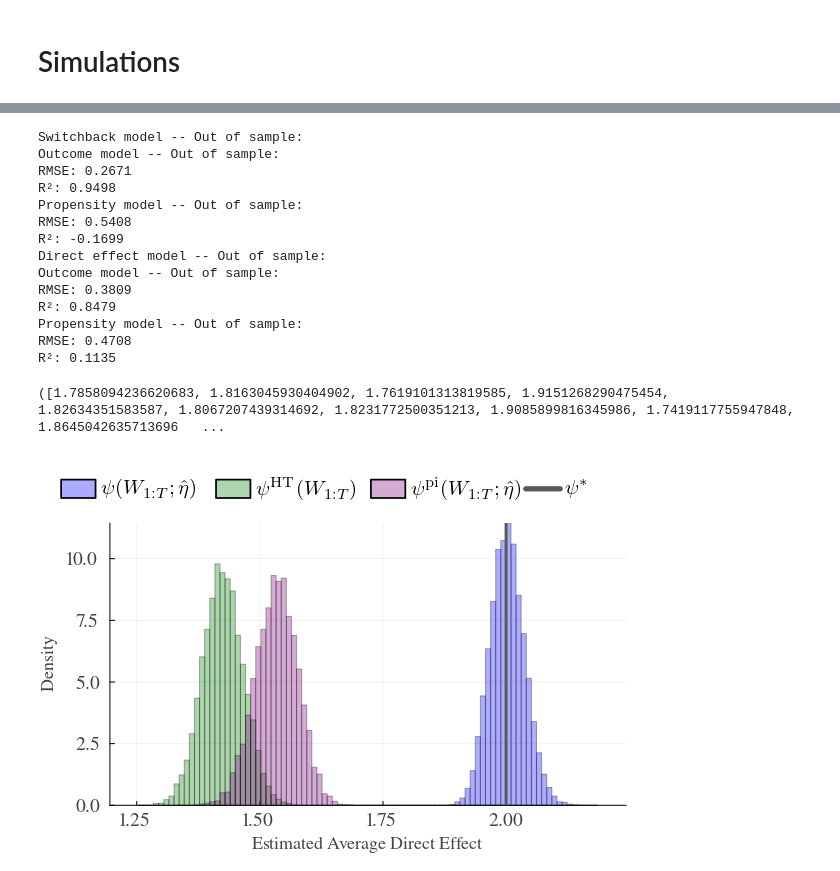
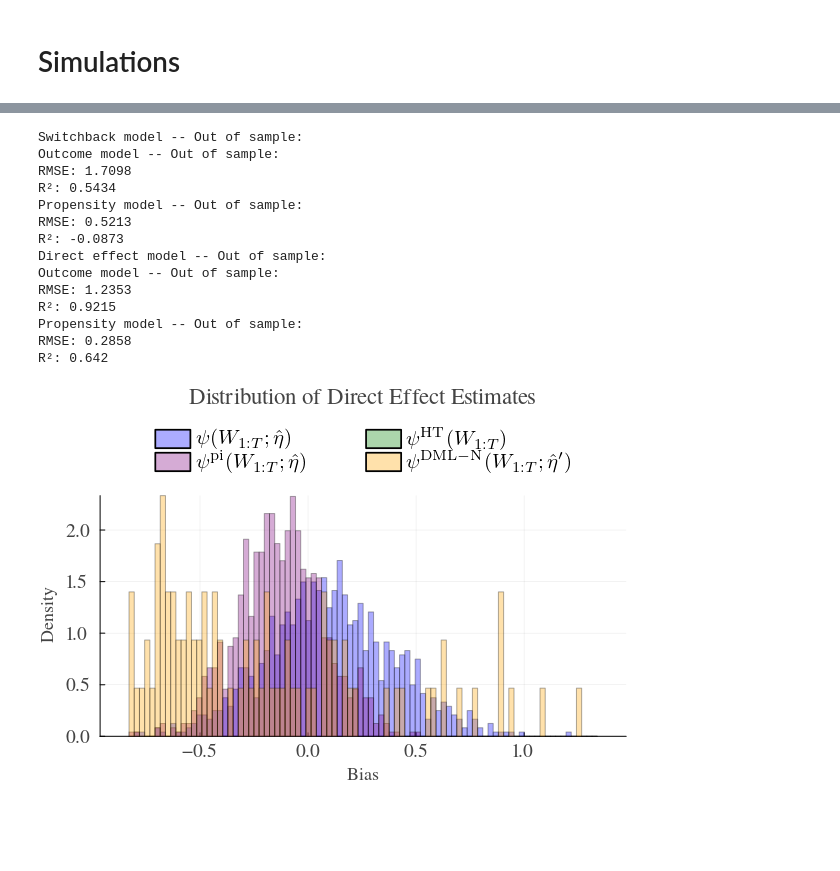
Before and after one commit to johnchrishays/dml4ssi, a Jupyter notebook: simulations.ipynb, the cells around one changed output, grey strips where cells are left out. Cells and saved outputs as stored; diff of their text form; code cells hidden in the pictures; blank space fills up the shorter version.

```diff
--- a/simulations.ipynb
+++ b/simulations.ipynb
@@ -260,7 +383,8 @@ function switchback_ht(D, Y, k)
 end
 
 n_covariates = 1
-D, X, H, Y = dgp(T, m, n_covariates, switch_period; mode = "switch", outcome_dep = false, alpha = alpha_val, sd_error = sd_error)
+eps = 0.05
+D, X, H, Y = dgp(T, m, n_covariates, switch_period; mode = "switch", est_ade = false, alpha = alpha_val, sd_error = sd_error, eps=eps)
 k = 5
 treatment_effect = switchback_ht(D, Y, k)
 println("\nSwitchback treatment effect estimate: ", round(treatment_effect, digits=4))
@@ -477,38 +584,43 @@ run_simulations (generic function with 1 method)
 # %%
 # Run N simulations
-N = 10000
+N = 1000
 T = 1000
 m = 5
-n_covariates = 1
+n_covariates = 10
 switch_period = 10
 sd_error = 10
 
 n_trees = 100
 max_depth = 10
-alpha_val = 1
+alpha_val = 2
+eps = 0.025
 
-switchback_estimates, dml_switchback_estimates, dml_ade_estimates, naive_sb_estimates, naive_ade_estimates, plugin_sb_estimates, plugin_ade_estimates, true_gte, true_direct_effects, dml_switchback_ses, dml_ade_ses  = run_simulations(N, T, m, n_covariates, switch_period, n_trees, max_depth, alpha_val, sd_error)
+switchback_estimates, dml_switchback_estimates, dml_ade_estimates,
+naive_sb_estimates, naive_ade_estimates, plugin_sb_estimates, plugin_ade_estimates,
+true_gte, true_direct_effects, dml_switchback_ses, dml_ade_ses, ssac_ses, dml_naive_estimates = run_simulations(N, T, m, n_covariates, switch_period, n_trees, max_depth, alpha_val, sd_error, eps)
 # %% [output]
 Switchback model -- Out of sample:
 Outcome model -- Out of sample:
-RMSE: 0.2671
-R²: 0.9498
+RMSE: 1.7098
+R²: 0.5434
 Propensity model -- Out of sample:
-RMSE: 0.5408
-R²: -0.1699
+RMSE: 0.5213
+R²: -0.0873
 Direct effect model -- Out of sample:
 Outcome model -- Out of sample:
-RMSE: 0.3809
-R²: 0.8479
+RMSE: 1.2353
+R²: 0.9215
 Propensity model -- Out of sample:
-RMSE: 0.4708
-R²: 0.1135
+RMSE: 0.2858
+R²: 0.642
-([1.7858094236620683, 1.8163045930404902, 1.7619101313819585, 1.9151268290475454, 1.82634351583587, 1.8067207439314692, 1.8231772500351213, 1.9085899816345986, 1.7419117755947848, 1.8645042635713696   ...
 # %%
 # Create histogram of estimates
-n_bins = 90
-bin_lower = min(minimum(dml_ade_estimates), minimum(naive_ade_estimates))
-bin_upper = max(maximum(dml_ade_estimates), maximum(naive_ade_estimates))
+n_bins = 50
+psi_star = mean(true_direct_effects)
+# bin_lower = min(minimum(dml_ade_estimates)-psi_star, minimum(naive_ade_estimates)-psi_star, minimum(plugin_ade_estimates)-psi_star)
+# bin_upper = max(maximum(dml_ade_estimates)-psi_star, maximum(naive_ade_estimates)-psi_star, maximum(plugin_ade_estimates)-psi_star)
+bin_lower = min(minimum(dml_ade_estimates)-psi_star, minimum(plugin_ade_estimates)-psi_star)
+bin_upper = max(maximum(dml_ade_estimates)-psi_star, maximum(plugin_ade_estimates)-psi_star)
 incr = (bin_upper - bin_lower) / n_bins
 bins = bin_lower:incr:bin_upper
 
@@ -516,47 +628,50 @@ LEGEND_SIZE = 14
 TICK_SIZE = 12
 opacity = 0.33
 
-histogram(dml_ade_estimates,
+
+histogram(dml_ade_estimates .- psi_star,
           alpha=opacity,
           legendfontsize=LEGEND_SIZE,
           tickfontsize=TICK_SIZE,
           label=L"\psi(W_{1:T}; \hat \eta)",
           normalize=true,
           color=:blue,
           legend=:outertop,
-          legend_columns=4,
+          legend_columns=2,
+          legend_rows=2,
           foreground_color_legend = nothing,
           bins=bins)
-histogram!(naive_ade_estimates,
+histogram!(naive_ade_estimates .- psi_star,
           alpha=opacity,
           label=L"\psi^{\mathrm{HT}}(W_{1:T})",
           normalize=true,
           bins=bins,
           legendfontsize=LEGEND_SIZE,
           tickfontsize=TICK_SIZE,
           color=:green)
-histogram!(plugin_ade_estimates,
+histogram!(plugin_ade_estimates .- psi_star,
           alpha=opacity,
           label=L"\psi^{\mathrm{pi}}(W_{1:T}; \hat \eta)",
           normalize=true,
           bins=bins,
           legendfontsize=LEGEND_SIZE,
           tickfontsize=TICK_SIZE,
           color=:purple)
-vline!([mean(true_direct_effects)],
-       label=L"\psi^*",
-       linewidth=3,
-       color=:grey35,
-       linestyle=:solid,
-       legendfontsize=LEGEND_SIZE,
-       tickfontsize=TICK_SIZE)
-# title!("Distribution of Direct Effect Estimates")
-xlabel!("Estimated Average Direct Effect")
+histogram!(dml_naive_estimates .- psi_star,
+          alpha=opacity,
+          label=L"\psi^{\mathrm{DML-N}}(W_{1:T}; \hat \eta')",
+          normalize=true,
+          bins=bins,
+          legendfontsize=LEGEND_SIZE,
+          tickfontsize=TICK_SIZE,
+          color=:orange)
+title!("Distribution of Direct Effect Estimates")
+xlabel!("Bias")
 ylabel!("Density")
 
 timestamp = Dates.format(now(), "yyyy-mm-dd_HH-MM-SS")
 # savefig("direct_effect_$timestamp.svg");
 savefig("direct_effect.svg");
 plot!()
 # %% [output]
-[figure, old version]
+[figure, new version]
```
Also changed, not shown: parts of 22 cells of this notebook.
